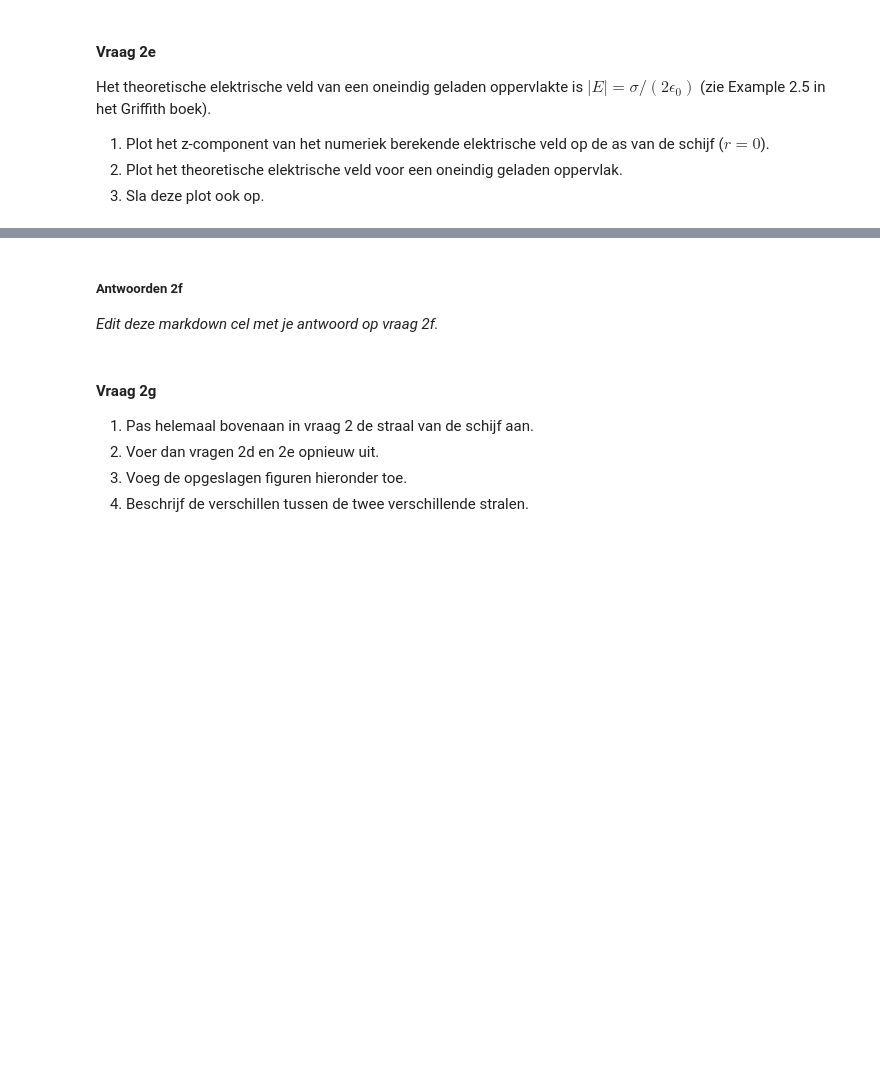
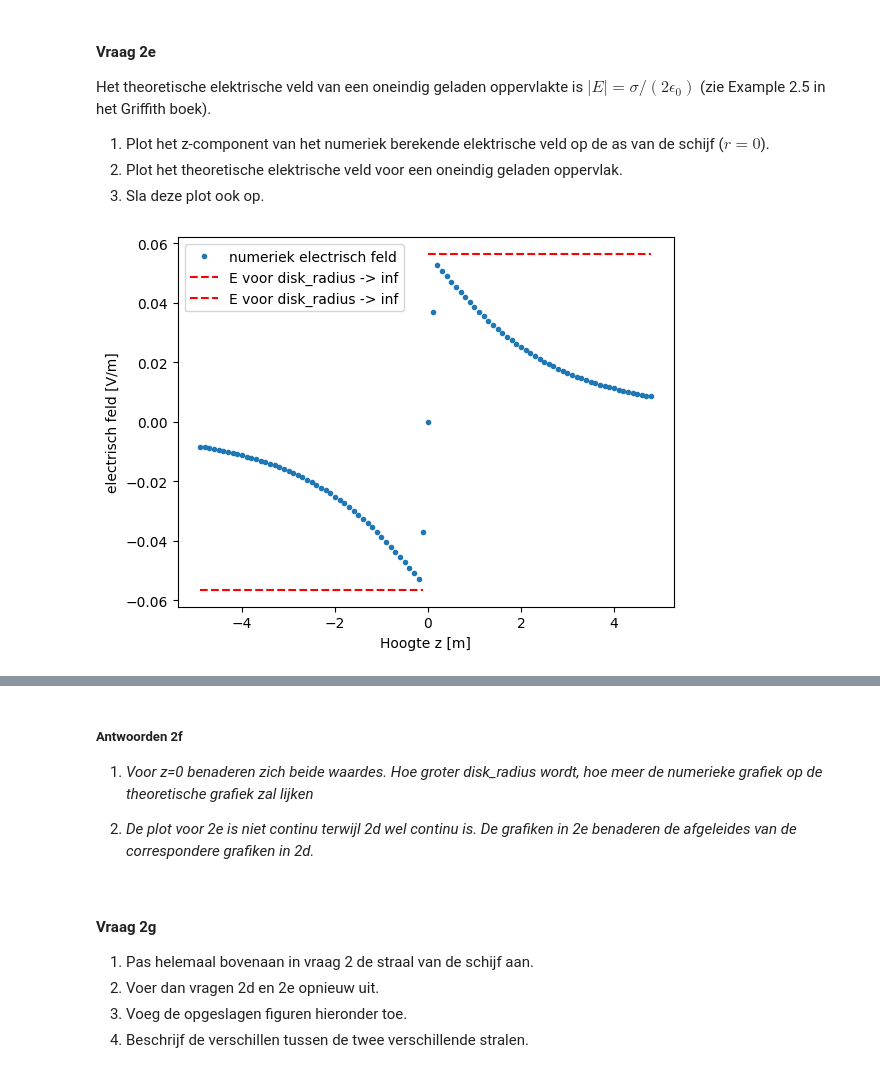
Before and after one commit to caricevonmorgen-dotcom/opdrachten-DEF-D-lol, a Jupyter notebook: DigitaleOntwerpopdrachten/1CondensatorOpdracht/CondensatorOntwerpopdracht.ipynb, the cells around one changed output, grey strips where cells are left out. Drawn from its saved outputs; the diff is of its cells as text; code cells hidden in the pictures; blank space fills up the shorter version.

```diff
--- a/DigitaleOntwerpopdrachten/1CondensatorOpdracht/CondensatorOntwerpopdracht.ipynb
+++ b/DigitaleOntwerpopdrachten/1CondensatorOpdracht/CondensatorOntwerpopdracht.ipynb
@@ -241,8 +284,25 @@ Het theoretische elektrische veld van een oneindig geladen oppervlakte is $|E| =
 3. Sla deze plot ook op.
 # %%
 ###
-###Hier jouw code###
+E_r_is_0_N = Ez[:,0]
+
+E_r_is_0_T = charge_density/(2*epsilon0)
+
+idx_z_slice = int(len(z)/2)
+
+
+plt.figure()
+plt.plot(z[1:-1],E_r_is_0_N, '.', label = 'numeriek electrisch feld')
+plt.plot(z[idx_z_slice:-1],np.ones(len(z[idx_z_slice:-1]))*E_r_is_0_T, 'r--', label ='E voor disk_radius -> inf')
+plt.plot(z[1:idx_z_slice],np.ones(len(z[1:idx_z_slice]))*-E_r_is_0_T, 'r--', label ='E voor disk_radius -> inf')
+plt.legend(loc = 'upper left')
+plt.xlabel('Hoogte z [m]')
+plt.ylabel('electrisch feld [V/m]')
+plt.savefig('opdracht 2e')
+plt.show()
 ###
+# %% [output]
+[figure, added]
 # %% [markdown]
 #### Vraag 2f
 1. Waar benadert het elektrische veld van een uniform geladen schijf dat van een oneindig geladen plaat?
@@ -249,8 +310,9 @@ Het theoretische elektrische veld van een oneindig geladen oppervlakte is $|E| =
 2. Beschrijf en verklaar de verschillen die je opvallen in de plot die je bij vraag 2e hebt gemaakt.
 # %% [markdown]
 ##### Antwoorden 2f
+1. *Voor z=0 benaderen zich beide waardes. Hoe groter disk_radius wordt, hoe meer de numerieke grafiek op de theoretische grafiek zal lijken*
 
-*Edit deze markdown cel met je antwoord op vraag 2f.*
+2. *De plot voor 2e is niet continu terwijl 2d wel continu is. De grafiken in 2e benaderen de afgeleides van de correspondere grafiken in 2d.*
 # %% [markdown]
 #### Vraag 2g
 
```
Also changed, not shown: parts of 11 cells of this notebook, 4 other files.
